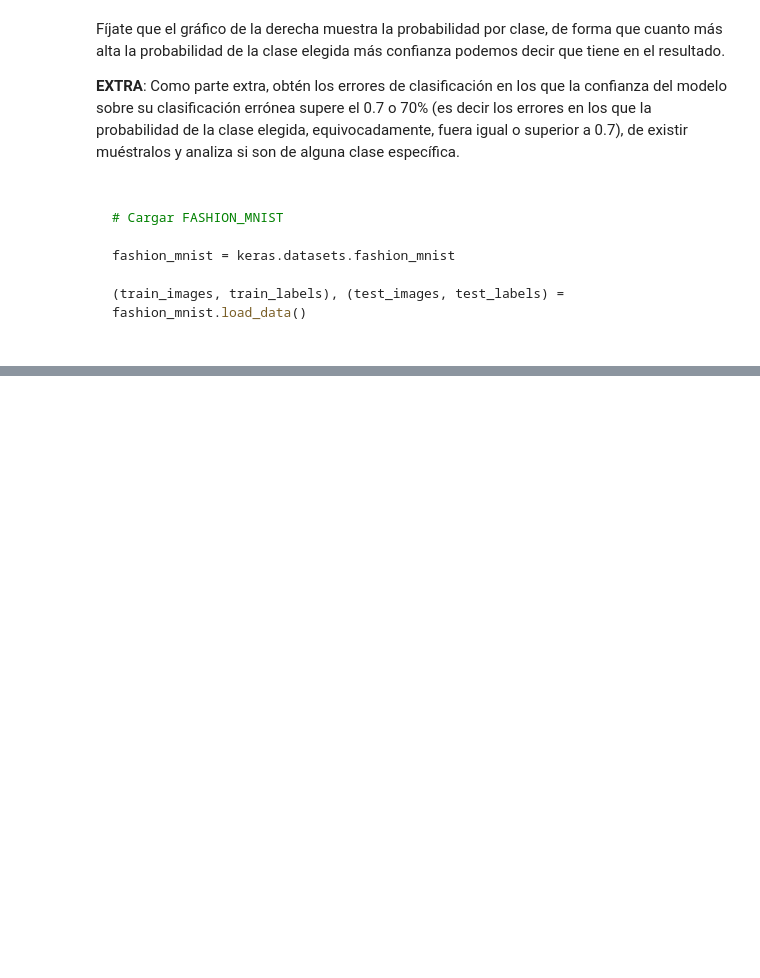
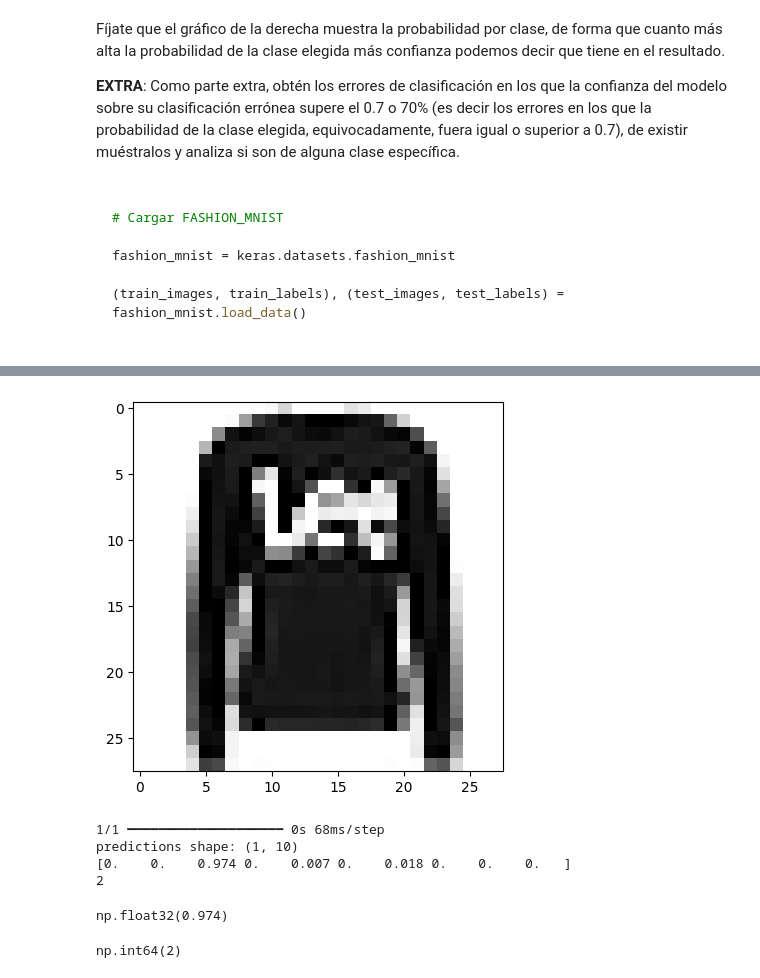
Before and after one commit to LupeVillegas/ONLINE_DS_THEBRIDGE_basic, a Jupyter notebook: Sprint_15/Unidad_02/18_Practica_Obligatoria_Introduccion_Keras.ipynb, the cells around one changed output, grey strips where cells are left out. Drawn from its saved outputs; the diff is of its cells as text; code cells hidden in the pictures; blank space fills up the shorter version.

```diff
--- a/Sprint_15/Unidad_02/18_Practica_Obligatoria_Introduccion_Keras.ipynb
+++ b/Sprint_15/Unidad_02/18_Practica_Obligatoria_Introduccion_Keras.ipynb
@@ -109,0 +287,23 @@ fashion_mnist = keras.datasets.fashion_mnist
+# %%
+# Cogemos el segundo
+plt.imshow(X_test[1].reshape(28,28), cmap=plt.cm.get_cmap('Greys'));
+# %% [output]
+[figure, added]
+# %%
+predictions = model.predict(X_test[1:2]).round(3)
+print("predictions shape:", predictions.shape)
+print(predictions[0])
+print(np.argmax(predictions[0]))
+# %% [output]
+1/1 ━━━━━━━━━━━━━━━━━━━━ 0s 68ms/step
+predictions shape: (1, 10)
+[0.    0.    0.974 0.    0.007 0.    0.018 0.    0.    0.   ]
+2
+# %%
+predictions.max()
+# %% [output]
+np.float32(0.974)
+# %%
+predictions.argmax()
+# %% [output]
+np.int64(2)
```
Also changed, not shown: parts of 26 cells of this notebook, 1 other file.
